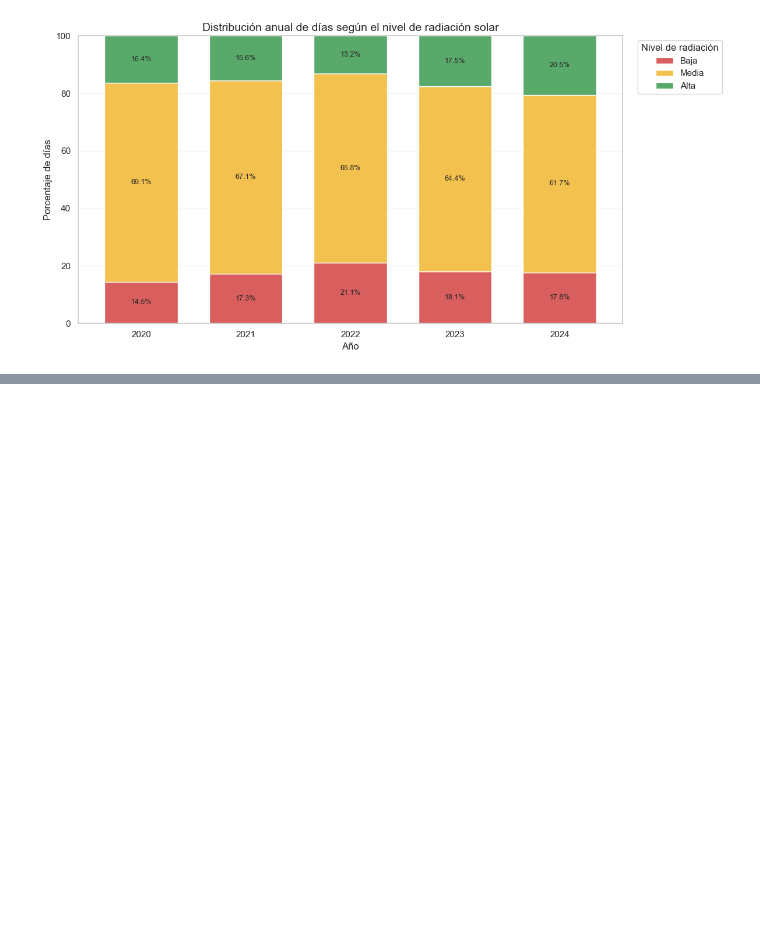
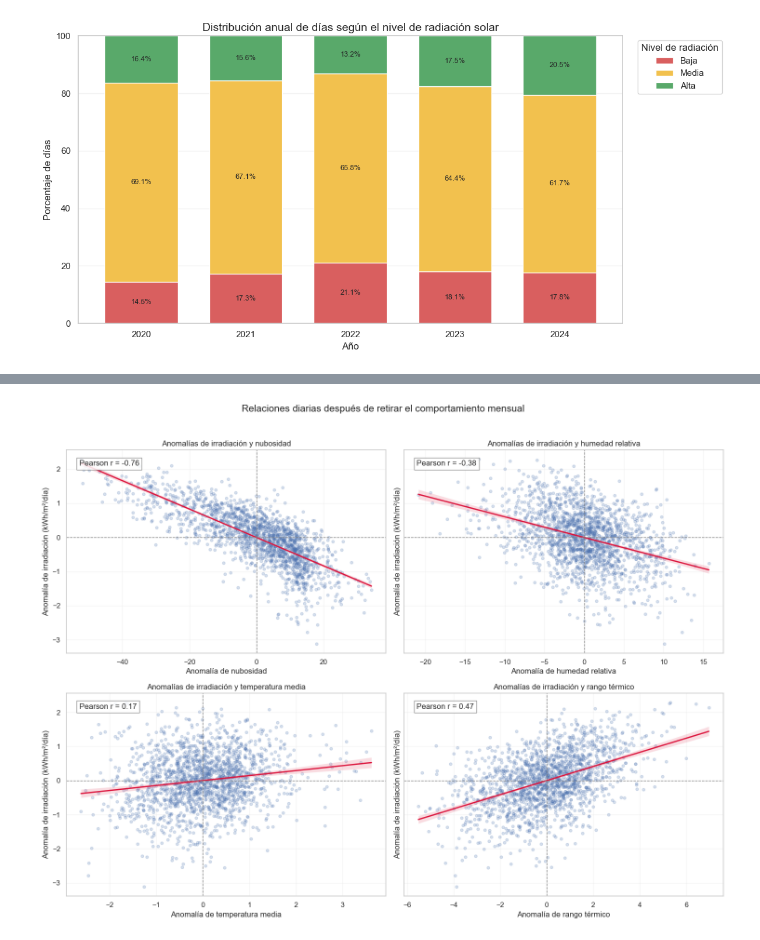
Before and after one commit to saralvillanu/solar_smart_predictive_analysis, a Jupyter notebook: EDA_Solar_Bogota.ipynb, the cells around one changed output, grey strips where cells are left out. Saved outputs shown, nothing was run; the diff lists cells and outputs as text; code cells hidden in the pictures; blank space fills up the shorter version.

```diff
--- a/EDA_Solar_Bogota.ipynb
+++ b/EDA_Solar_Bogota.ipynb
@@ -369,0 +746,15 @@ plt.show()
+# %%
+variables_analisis = [
+    'ALLSKY_SFC_SW_DWN',
+    'CLOUD_AMT',
+    'RH2M',
+    'T2M',
+    'T2M_RANGE'
+]
+
+# Calcular anomalías respecto al promedio de cada mes
+for variable in variables_analisis:
+    df[f'{variable}_anomalia'] = (
+        df[variable]
+        - df.groupby('Mes')[variable].transform('mean')
+    )
@@ -369,0 +831,76 @@ plt.show()
+# %%
+fig, axes = plt.subplots(
+    nrows=2,
+    ncols=2,
+    figsize=(15, 11),
+    sharey=True
+)
+
+axes = axes.flatten()
+
+objetivo_anomalia = 'ALLSKY_SFC_SW_DWN_anomalia'
+
+for ax, (variable, nombre) in zip(
+    axes,
+    variables_explicativas.items()
+):
+    variable_anomalia = f'{variable}_anomalia'
+
+    datos_grafico = df[
+        [variable_anomalia, objetivo_anomalia]
+    ].dropna()
+
+    sns.regplot(
+        data=datos_grafico,
+        x=variable_anomalia,
+        y=objetivo_anomalia,
+        ax=ax,
+        ci=95,
+        scatter_kws={
+            'alpha': 0.22,
+            's': 18
+        },
+        line_kws={
+            'color': 'crimson',
+            'linewidth': 2
+        }
+    )
+
+    correlacion = datos_grafico[
+        variable_anomalia
+    ].corr(
+        datos_grafico[objetivo_anomalia],
+        method='pearson'
+    )
+
+    ax.axhline(0, color='gray', linestyle='--', linewidth=1)
+    ax.axvline(0, color='gray', linestyle='--', linewidth=1)
+
+    ax.text(
+        0.04,
+        0.95,
+        f'Pearson r = {correlacion:.2f}',
+        transform=ax.transAxes,
+        va='top',
+        bbox={
+            'facecolor': 'white',
+            'alpha': 0.85,
+            'edgecolor': 'gray'
+        }
+    )
+
+    ax.set_title(f'Anomalías de irradiación y {nombre.lower()}')
+    ax.set_xlabel(f'Anomalía de {nombre.lower()}')
+    ax.set_ylabel('Anomalía de irradiación (kWh/m²/día)')
+    ax.grid(alpha=0.2)
+
+plt.suptitle(
+    'Relaciones diarias después de retirar el comportamiento mensual',
+    fontsize=15,
+    y=1.02
+)
+
+plt.tight_layout()
+plt.show()
+# %% [output]
+[figure, added]
```
Also changed, not shown: parts of 16 cells of this notebook.
